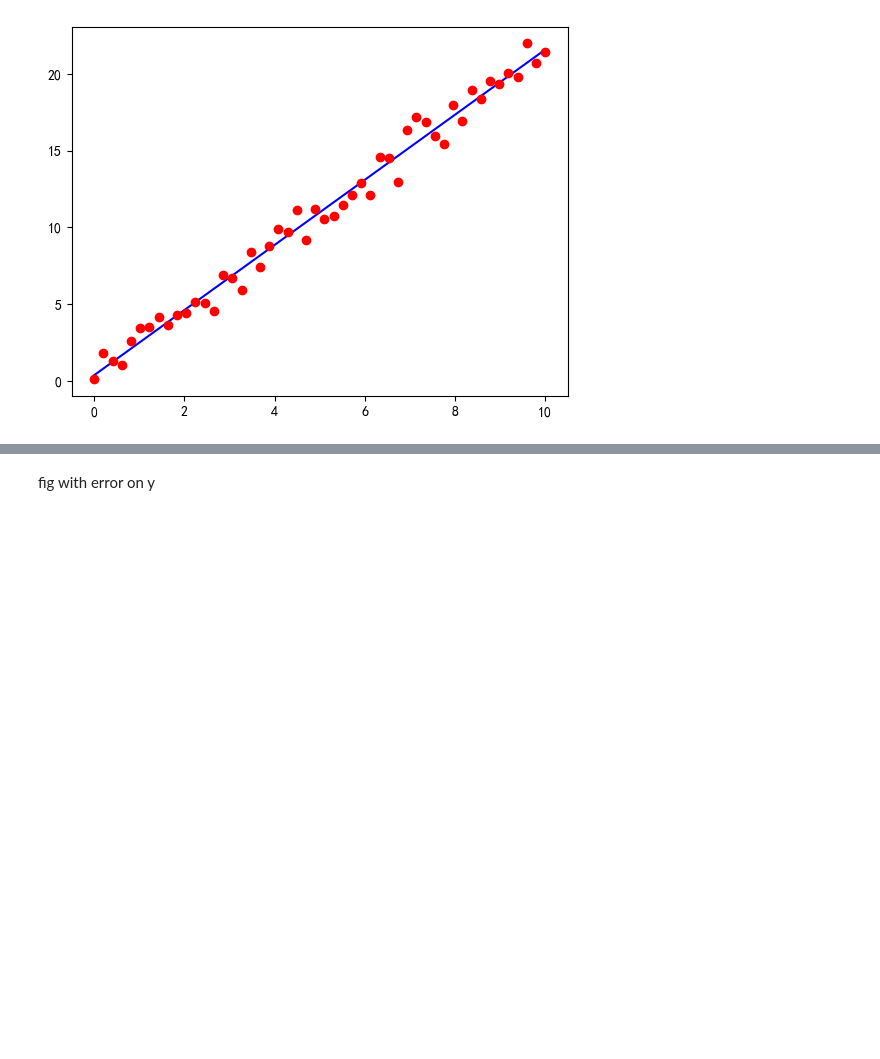
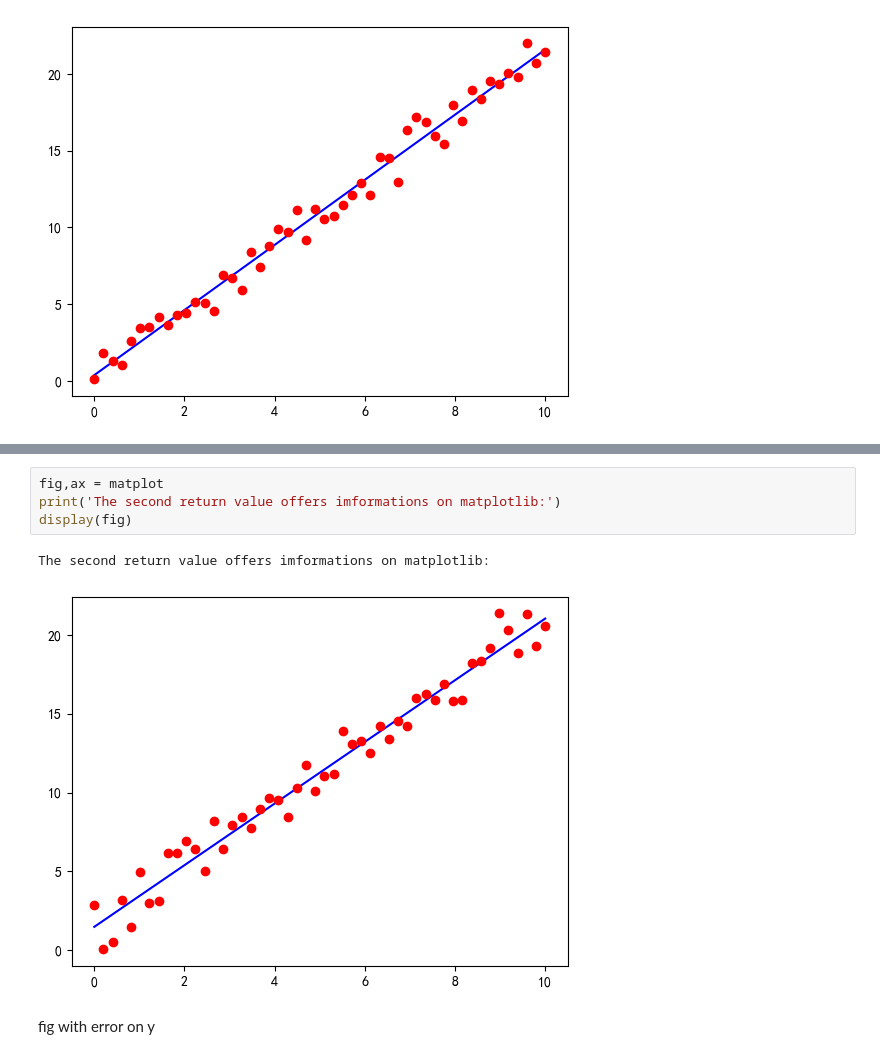
Before and after one commit to Xuanyiyiren/Intersting-things, a Jupyter notebook: curvefit/curvefit .ipynb, the cells around one changed output, grey strips where cells are left out. Drawn from its saved outputs; the diff is of its cells as text; blank space fills up the shorter version.

```diff
--- a/curvefit/curvefit .ipynb
+++ b/curvefit/curvefit .ipynb
@@ -168,3 +190,10 @@ None
+# %%
+fig,ax = matplot
+print('The second return value offers imformations on matplotlib:')
+display(fig)
+# %% [output]
+The second return value offers imformations on matplotlib:
+[figure, added]
 # %% [markdown]
 fig with error on y
 # %%
```
Also changed, not shown: parts of 8 cells of this notebook, 1 other file.
